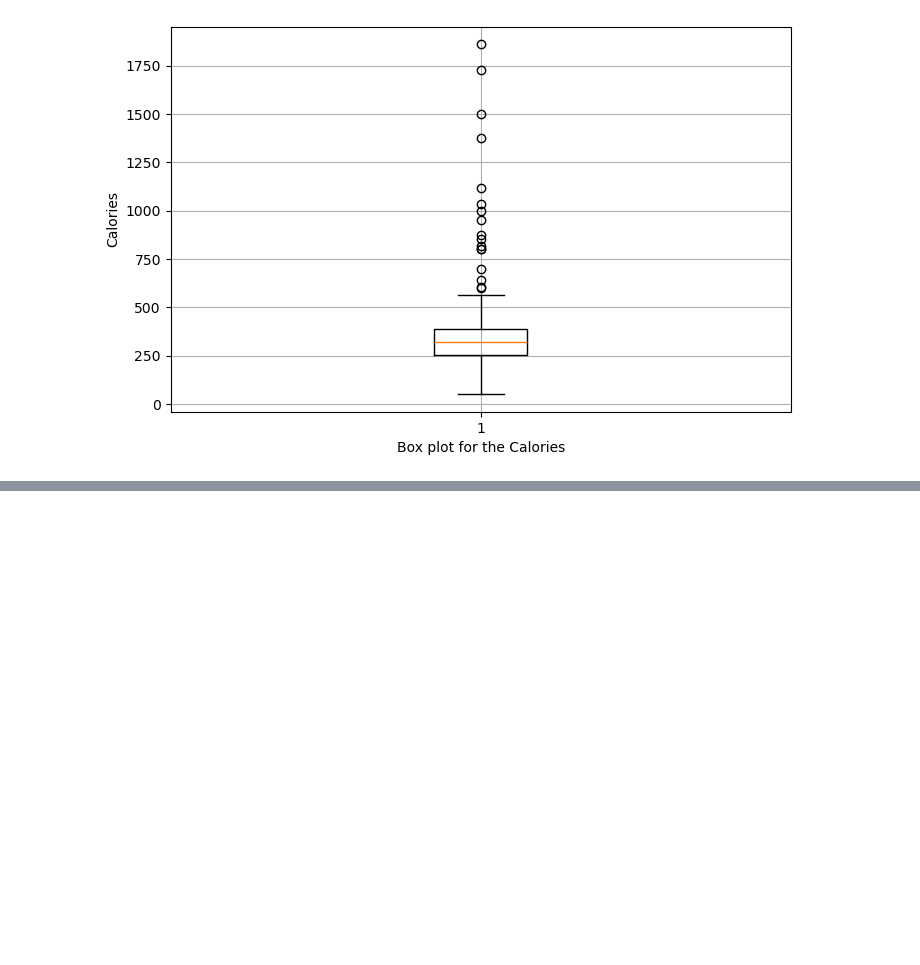
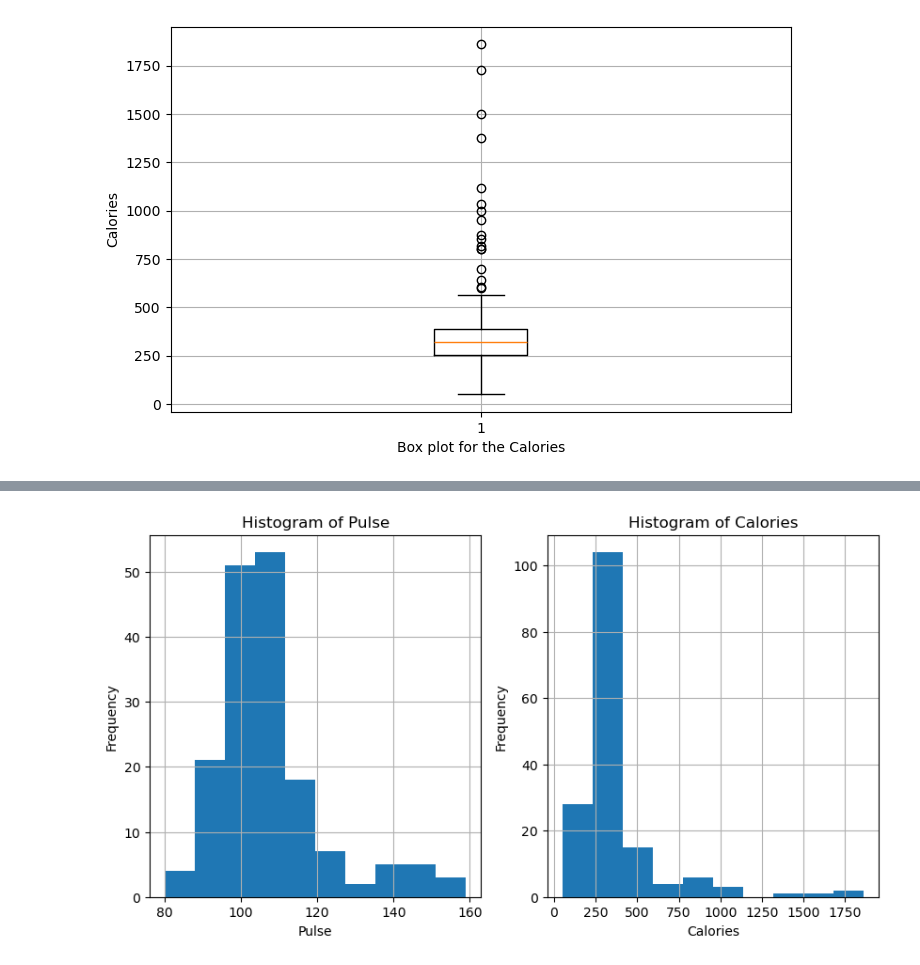
Before and after one commit to aryandhiman01/DataScience_ST, a Jupyter notebook: 16_June_ST.ipynb, the cells around one changed output, grey strips where cells are left out. Cells and saved outputs as stored; diff of their text form; code cells hidden in the pictures; blank space fills up the shorter version.

```diff
--- a/16_June_ST.ipynb
+++ b/16_June_ST.ipynb
@@ -129,0 +150,23 @@ plt.show()
+# %%
+#Ques:13-
+plt.figure(figsize=(10,5))
+
+#First Subplot
+plt.subplot(1,2,1)
+plt.hist(df["Pulse"], bins=10)
+plt.title("Histogram of Pulse")
+plt.xlabel("Pulse")
+plt.ylabel("Frequency")
+plt.grid(True)
+
+#Second Subplot
+plt.subplot(1,2,2)
+plt.hist(df["Calories"], bins=10)
+plt.title("Histogram of Calories")
+plt.xlabel("Calories")
+plt.ylabel("Frequency")
+plt.grid(True)
+
+plt.show()
+# %% [output]
+[figure, added]
```
Also changed, not shown: parts of 22 cells of this notebook.
